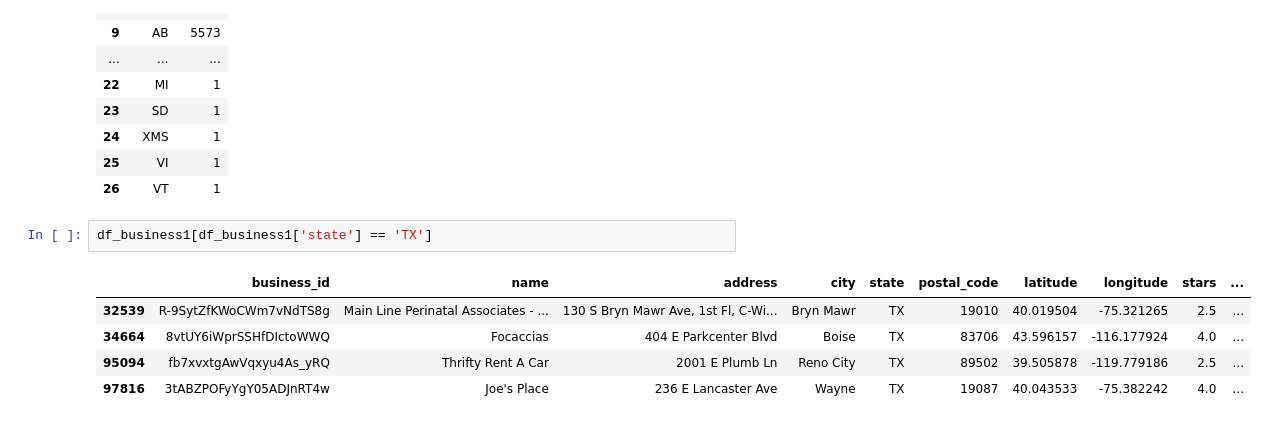
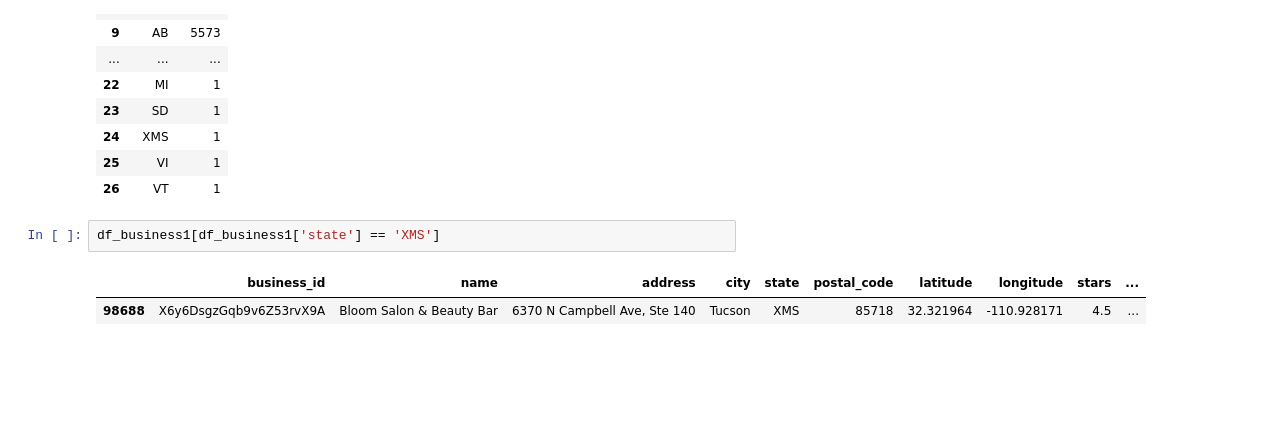
Before and after one commit to LauchaLogico/Proyecto_Final, a Jupyter notebook: eda_users.ipynb, the cells around one changed output. Saved outputs shown, nothing was run; the diff lists cells and outputs as text; blank space fills up the shorter version.

```diff
--- a/eda_users.ipynb
+++ b/eda_users.ipynb
@@ -585,11 +607,8 @@ df_states
 | 25 | VI | 1 |
 | 26 | VT | 1 |
 # %%
-df_business1[df_business1['state'] == 'TX']
+df_business1[df_business1['state'] == 'XMS']
 # %% [output]
 |  | business_id | name | address | city | state | postal_code | latitude | longitude | stars | ... |
-| 32539 | R-9SytZfKWoCWm7vNdTS8g | Main Line Perinatal Associates - ... | 130 S Bryn Mawr Ave, 1st Fl, C-Wi... | Bryn Mawr | TX | 19010 | 40.019504 | -75.321265 | 2.5 | ... |
-| 34664 | 8vtUY6iWprSSHfDIctoWWQ | Focaccias | 404 E Parkcenter Blvd | Boise | TX | 83706 | 43.596157 | -116.177924 | 4.0 | ... |
-| 95094 | fb7xvxtgAwVqxyu4As_yRQ | Thrifty Rent A Car | 2001 E Plumb Ln | Reno City | TX | 89502 | 39.505878 | -119.779186 | 2.5 | ... |
-| 97816 | 3tABZPOFyYgY05ADJnRT4w | Joe's Place | 236 E Lancaster Ave | Wayne | TX | 19087 | 40.043533 | -75.382242 | 4.0 | ... |
+| 98688 | X6y6DsgzGqb9v6Z53rvX9A | Bloom Salon & Beauty Bar | 6370 N Campbell Ave, Ste 140 | Tucson | XMS | 85718 | 32.321964 | -110.928171 | 4.5 | ... |
 # %%
```
Also changed, not shown: parts of 18 cells of this notebook, 5 other files.
